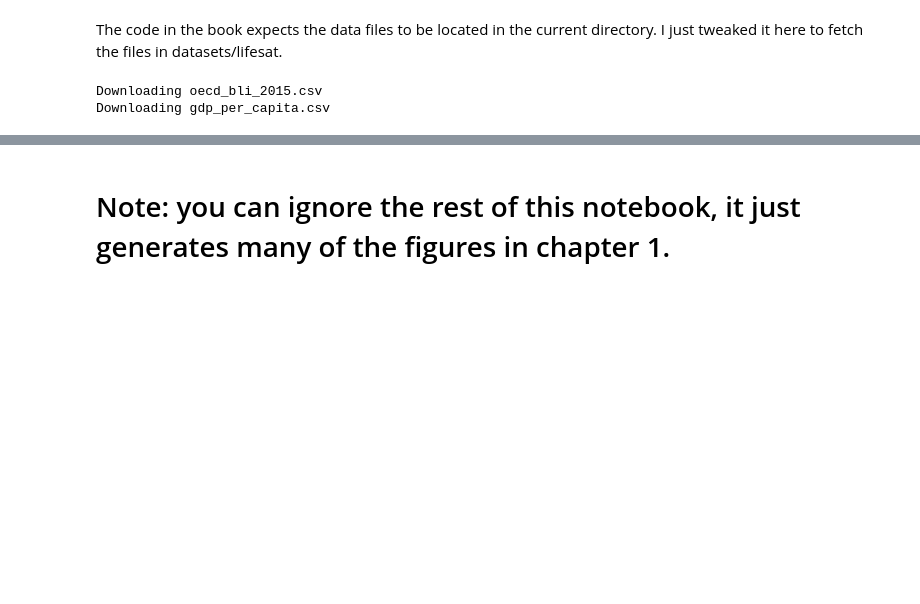
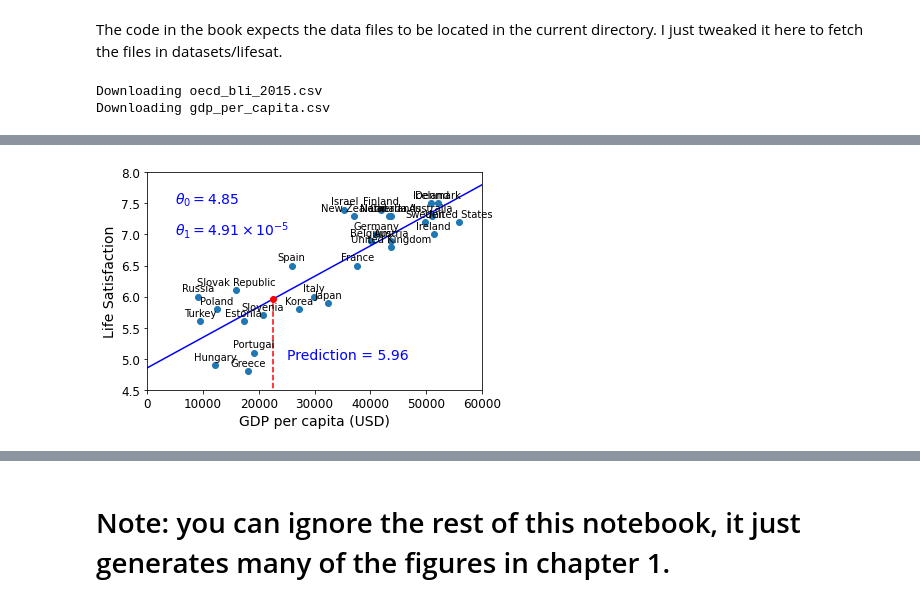
Before and after one commit to romangrothausmann/handson-ml2, a Jupyter notebook: 01_the_machine_learning_landscape.ipynb, the cells around one changed output, grey strips where cells are left out. Drawn from its saved outputs; the diff is of its cells as text; code cells hidden in the pictures; blank space fills up the shorter version.

```diff
--- a/01_the_machine_learning_landscape.ipynb
+++ b/01_the_machine_learning_landscape.ipynb
@@ -114,0 +142,16 @@ plt.show()
+# %%
+X = np.c_[country_stats["GDP per capita"]]
+y = np.c_[country_stats["Life satisfaction"]]
+
+scatter_plot()
+X=np.linspace(0, 60000, 1000)
+plt.plot(X, t0 + t1*X, "b")
+plt.text(5000, 7.5, r"$\theta_0 = 4.85$", fontsize=14, color="b")
+plt.text(5000, 7.0, r"$\theta_1 = 4.91 \times 10^{-5}$", fontsize=14, color="b")
+plt.plot([cyprus_gdp_per_capita, cyprus_gdp_per_capita], [0, cyprus_predicted_life_satisfaction], "r--")
+plt.text(25000, 5.0, r"Prediction = 5.96", fontsize=14, color="b")
+plt.plot(cyprus_gdp_per_capita, cyprus_predicted_life_satisfaction, "ro")
+
+plt.savefig("images/fundamentals/ML2_scatter-label_fit.svg", format="svg", transparent=True)
+# %% [output]
+[figure, added]
```
Also changed, not shown: parts of 28 cells of this notebook, 2 other files.
